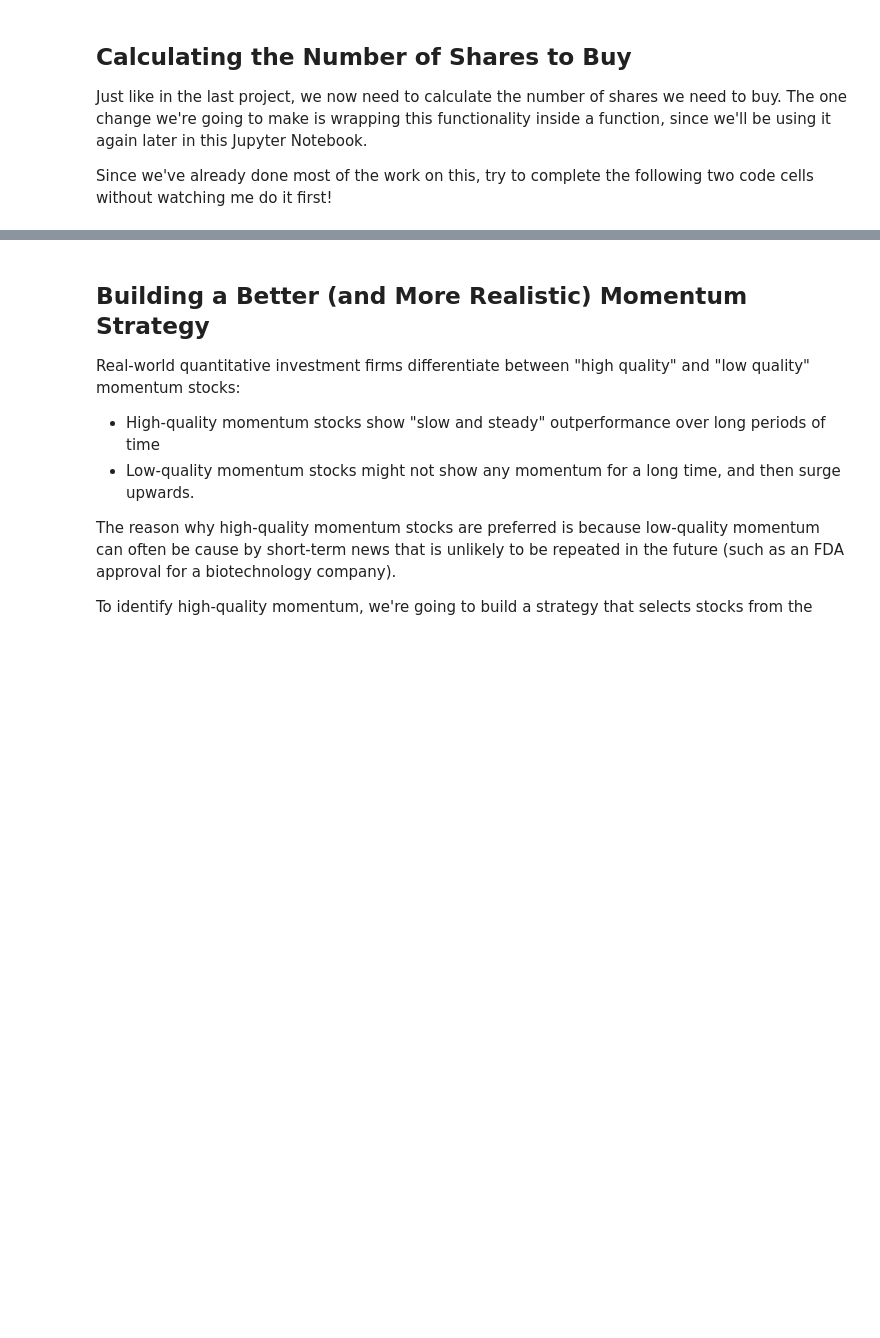
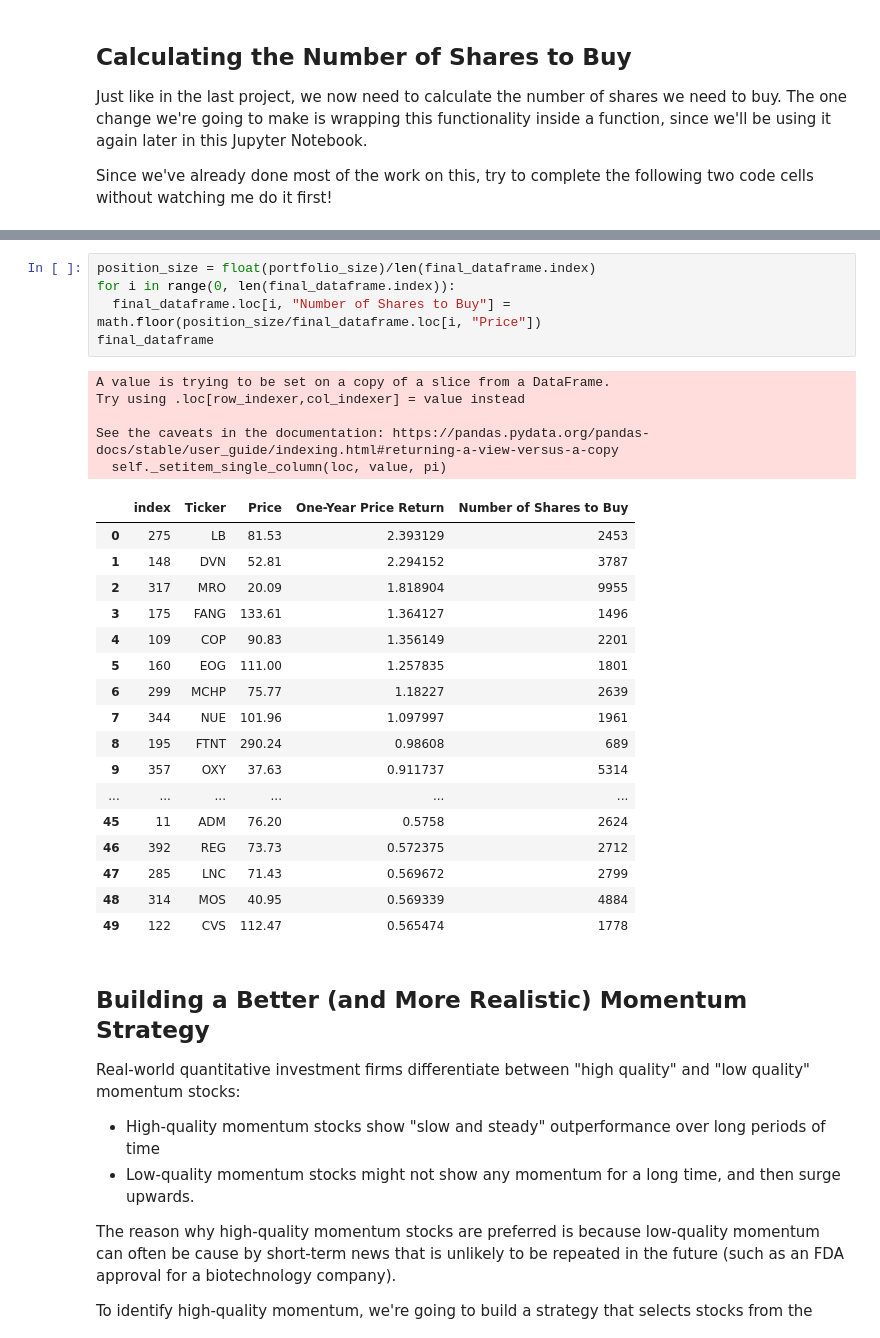
Before and after one commit to mattg1243/algorithmic-trading-python, a Jupyter notebook: starter_files/002_quantitative_momentum_strategy.ipynb, the cells around one changed output, grey strips where cells are left out. Cells and saved outputs as stored; diff of their text form; blank space fills up the shorter version.

Commit message:
top 50 momentum stocks saved and sorted, equal weight position sizes calculated

```diff
--- a/starter_files/002_quantitative_momentum_strategy.ipynb
+++ b/starter_files/002_quantitative_momentum_strategy.ipynb
@@ -95,3 +131,31 @@ Since we've already done most of the work on this, try to complete the following
+# %%
+position_size = float(portfolio_size)/len(final_dataframe.index)
+for i in range(0, len(final_dataframe.index)):
+  final_dataframe.loc[i, "Number of Shares to Buy"] = math.floor(position_size/final_dataframe.loc[i, "Price"])
+final_dataframe
+# %% [output]
+A value is trying to be set on a copy of a slice from a DataFrame.
+Try using .loc[row_indexer,col_indexer] = value instead
+
+See the caveats in the documentation: https://pandas.pydata.org/pandas-docs/stable/user_guide/indexing.html#returning-a-view-versus-a-copy
+  self._setitem_single_column(loc, value, pi)
+|  | index | Ticker | Price | One-Year Price Return | Number of Shares to Buy |
+| 0 | 275 | LB | 81.53 | 2.393129 | 2453 |
+| 1 | 148 | DVN | 52.81 | 2.294152 | 3787 |
+| 2 | 317 | MRO | 20.09 | 1.818904 | 9955 |
+| 3 | 175 | FANG | 133.61 | 1.364127 | 1496 |
+| 4 | 109 | COP | 90.83 | 1.356149 | 2201 |
+| 5 | 160 | EOG | 111.00 | 1.257835 | 1801 |
+| 6 | 299 | MCHP | 75.77 | 1.18227 | 2639 |
+| 7 | 344 | NUE | 101.96 | 1.097997 | 1961 |
+| 8 | 195 | FTNT | 290.24 | 0.98608 | 689 |
+| 9 | 357 | OXY | 37.63 | 0.911737 | 5314 |
+| ... | ... | ... | ... | ... | ... |
+| 45 | 11 | ADM | 76.20 | 0.5758 | 2624 |
+| 46 | 392 | REG | 73.73 | 0.572375 | 2712 |
+| 47 | 285 | LNC | 71.43 | 0.569672 | 2799 |
+| 48 | 314 | MOS | 40.95 | 0.569339 | 4884 |
+| 49 | 122 | CVS | 112.47 | 0.565474 | 1778 |
 # %% [markdown]
 ## Building a Better (and More Realistic) Momentum Strategy
 
```
Also changed, not shown: parts of 2 cells of this notebook.
